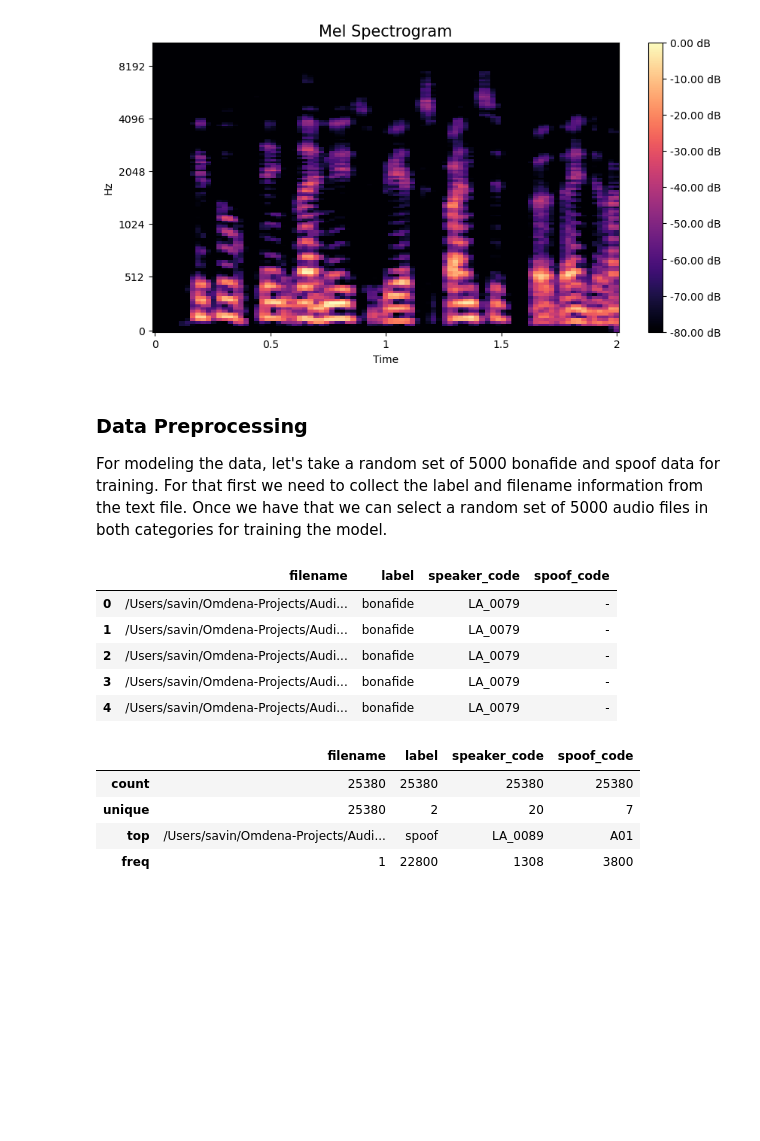
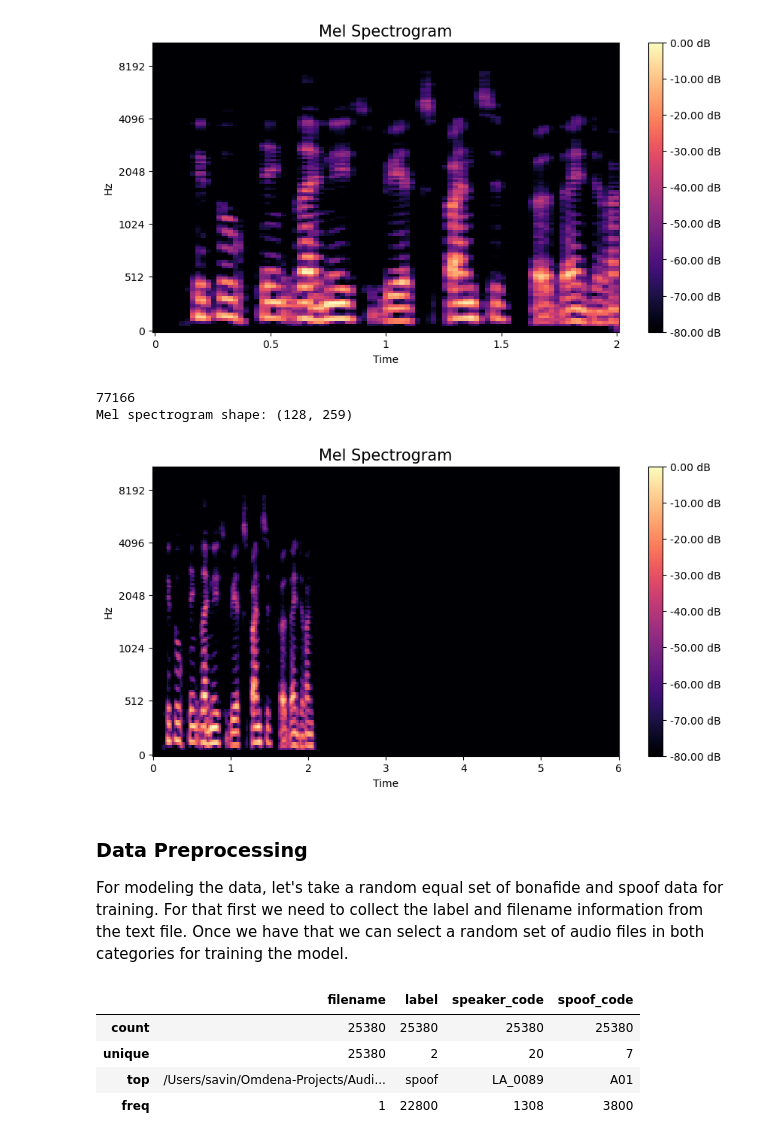
Before and after one commit to savinshynu/AudioShield, a Jupyter notebook: Notebooks/SSV_audioshield-omdena.ipynb, the cells around one changed output. Drawn from its saved outputs; the diff is of its cells as text; code cells hidden in the pictures; blank space fills up the shorter version.

```diff
--- a/Notebooks/SSV_audioshield-omdena.ipynb
+++ b/Notebooks/SSV_audioshield-omdena.ipynb
@@ -29,9 +38,9 @@ Data from the dagshub can be mounted in google collab this way:
 Let's explore the dataset to understand the content in terms of the raw data and their annotations.
 # %%
 # data directory
-data_dir = '/Users/savin/Omdena-Projects/Audioshield/data_train/'
+data_dir = '/Users/savin/Omdena-Projects/AudioShield/data_train/'
 
-%ls /Users/savin/Omdena-Projects/Audioshield/data_train/
+%ls /Users/savin/Omdena-Projects/AudioShield/data_train/
 # %% [output]
 ASVspoof2019_LA_asv_protocols/ ASVspoof2019_LA_eval/
 ASVspoof2019_LA_asv_scores/    ASVspoof2019_LA_train/
@@ -220,15 +196,46 @@ plt.show()
 # %% [output]
 Mel spectrogram shape: (128, 87)
 [figure]
+# %%
+# Let's look at the spectrogram if we do not have enough data
+# the audio file that we are working with only has 3.5 seconds of data, but let'say we uniformly want to load 6 seconds of data,
+# we have to pad rest of the data with zeros.
+
+# no. of samples to pad on the right
+pad_right = int(sr*6.0 - y.shape[0])
+print(pad_right)
+ynew = np.pad(y, (0, pad_right))
+
+# Reading 2 seconds of data
+S_mel = librosa.feature.melspectrogram(y=ynew, sr=sr, n_mels=128)
+S_db_mel = librosa.amplitude_to_db(S_mel, ref=np.max)
+
+print(f"Mel spectrogram shape: {S_db_mel.shape}")
+# Plot the transformed audio data
+fig, ax = plt.subplots(figsize=(10, 5))
+img = librosa.display.specshow(S_db_mel,
+                              x_axis='time',
+                              y_axis='mel',
+                              ax=ax)
+ax.set_title('Mel Spectrogram', fontsize=15)
+fig.colorbar(img, ax=ax, format=f'%0.2f dB')
+plt.show()
+# %% [output]
+77166
+Mel spectrogram shape: (128, 259)
+[figure, added]
 # %% [markdown]
 ### Data Preprocessing
-For modeling the data, let's take a random set of 5000 bonafide and spoof data for training. For that first we need to collect the label and filename information from the text file. Once we have that we can select a random set of 5000 audio files in both categories for training the model.
+For modeling the data, let's take a random equal set of bonafide and spoof data for training. For that first we need to collect the label and filename information from the text file. Once we have that we can select a random set of audio files in both categories for training the model.
 # %%
 import pandas as pd
 
-filepath = '/Users/savin/Omdena-Projects/Audioshield/data_train/ASVspoof2019_LA_train/flac/'
+train_filepath = '/Users/savin/Omdena-Projects/Audioshield/data_train/ASVspoof2019_LA_train/flac/'
+cv_filepath = '/Users/savin/Omdena-Projects/Audioshield/data_train/ASVspoof2019_LA_dev/flac/'
+test_filepath = '/Users/savin/Omdena-Projects/Audioshield/data_train/ASVspoof2019_LA_eval/flac/'
+
 # Funciton to extract information from the text file
-def get_label_info(text_file):
+def get_label_info(text_file, mode):
     """
     Returns a pandas dataframe of label information
     Arguments:
@@ -242,24 +249,31 @@ def get_label_info(text_file):
         for line in fh.readlines():
             str = line.split()
             speaker_code.append(str[0])
-            filename.append(filepath + str[1] + '.flac') # adding the file extension for easy extraction
+
+            if mode == 'train':
+                filename.append(train_filepath + str[1] + '.flac') # adding the file extension for easy extraction
+            elif mode == 'test':
+                filename.append(test_filepath + str[1] + '.flac')
+            else:
+                filename.append(cv_filepath + str[1] + '.flac')
+
             spoof_code.append(str[3])
             label.append(str[4])
         fh.close()
     df = pd.DataFrame(data={'filename': filename, 'label': label, 'speaker_code': speaker_code, 'spoof_code': spoof_code})
     return df
 
-# text file containing information of the training data
-label_file = '/Users/savin/Omdena-Projects/Audioshield/data_train/ASVspoof2019_LA_cm_protocols/ASVspoof2019.LA.cm.train.trn.txt'
+# Getting all train files
+label_train = '/Users/savin/Omdena-Projects/Audioshield/data_train/ASVspoof2019_LA_cm_protocols/ASVspoof2019.LA.cm.train.trn.txt'
+df_train_ini = get_label_info(label_train, mode= 'train')
+df_train_ini.head()
 
-df = get_label_info(label_file)
-df.head()
+# Getting all the validation files
+label_cv = '/Users/savin/Omdena-Projects/Audioshield/data_train/ASVspoof2019_LA_cm_protocols/ASVspoof2019.LA.cm.dev.trl.txt'
+df_cv_ini = get_label_info(label_cv, mode= 'cv')
+
+# Get the info from the text file corresponding to evaluation data
+label_test = "/Users/savin/Omdena-Projects/AudioShield/data_train/ASVspoof2019_LA_cm_protocols/ASVspoof2019.LA.cm.eval.trl.txt"
+df_test_ini = get_label_info(label_test, mode='test')
-# %% [output]
-|  | filename | label | speaker_code | spoof_code |
-| 0 | /Users/savin/Omdena-Projects/Audi... | bonafide | LA_0079 | - |
-| 1 | /Users/savin/Omdena-Projects/Audi... | bonafide | LA_0079 | - |
-| 2 | /Users/savin/Omdena-Projects/Audi... | bonafide | LA_0079 | - |
-| 3 | /Users/savin/Omdena-Projects/Audi... | bonafide | LA_0079 | - |
-| 4 | /Users/savin/Omdena-Projects/Audi... | bonafide | LA_0079 | - |
 # %%
 # Now let's get some basic info out of the dataframe
```
Also changed, not shown: parts of 86 cells of this notebook, 2 other files.
